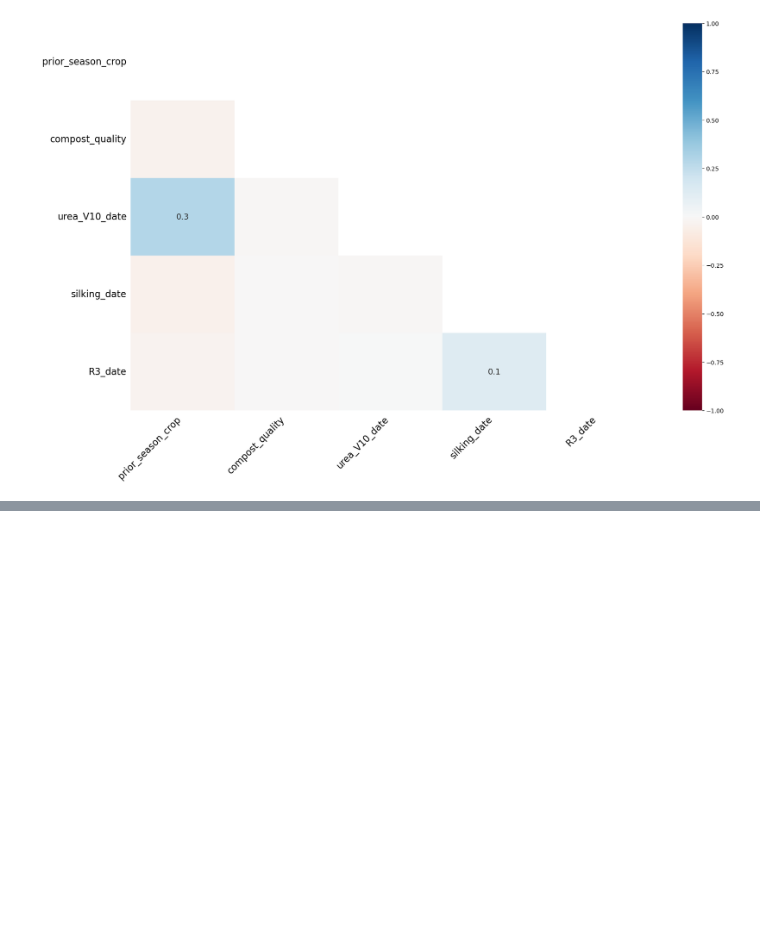
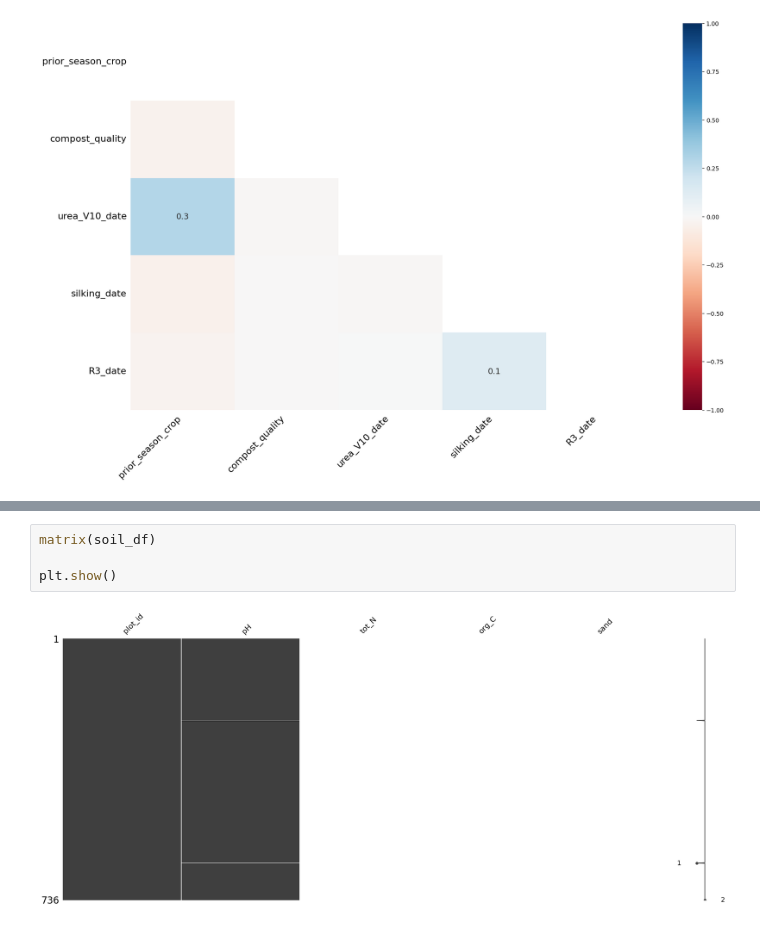
Before and after one commit to Vin-Okumu/maize-yield-optimization-rwanda, a Jupyter notebook: notebooks/01_data_audit.ipynb, the cells around one changed output, grey strips where cells are left out. Drawn from its saved outputs; the diff is of its cells as text; blank space fills up the shorter version.

```diff
--- a/notebooks/01_data_audit.ipynb
+++ b/notebooks/01_data_audit.ipynb
@@ -201,0 +243,6 @@ plt.show()
+# %%
+matrix(soil_df)
+
+plt.show()
+# %% [output]
+[figure, added]
```
Also changed, not shown: parts of 12 cells of this notebook, 2 other files.
